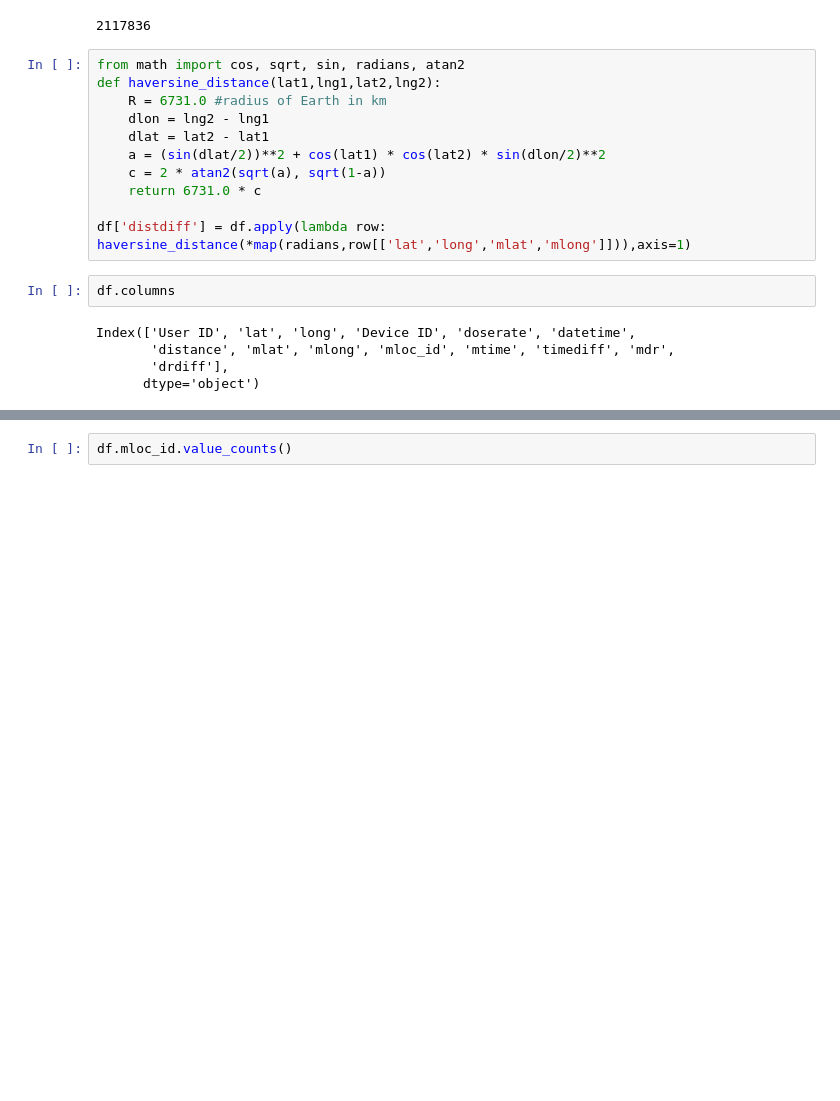
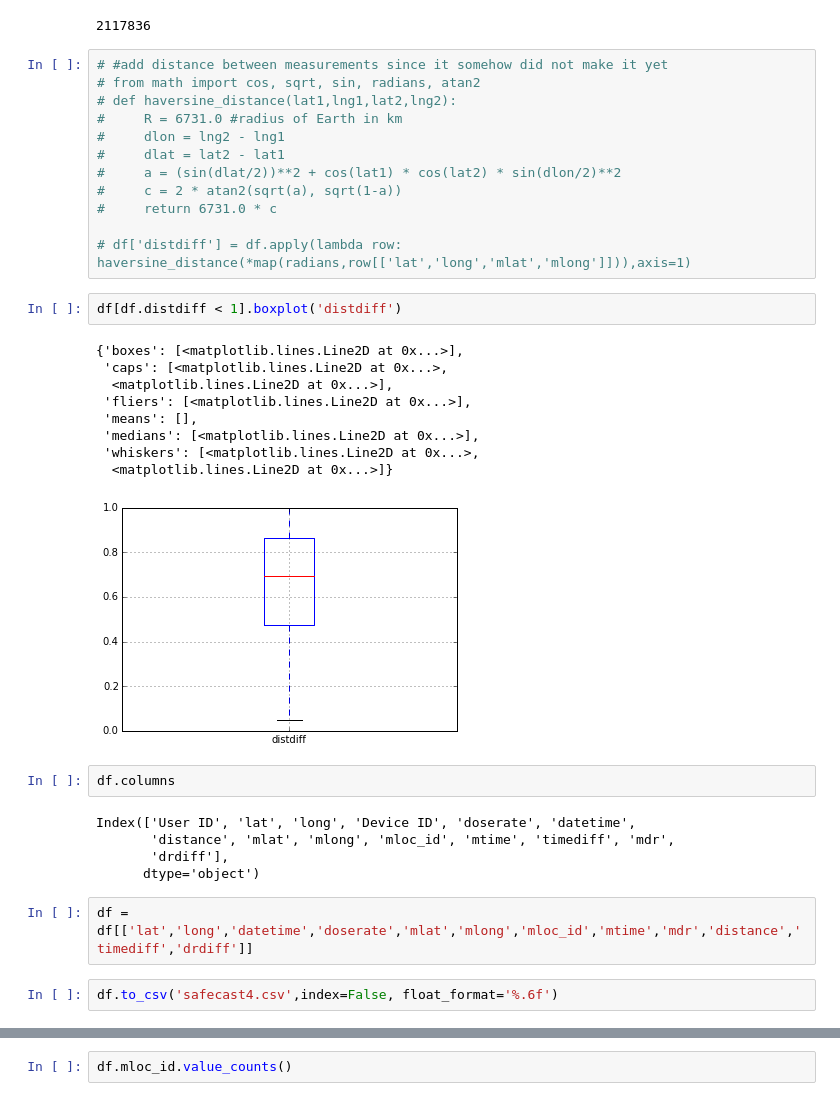
Before and after one commit to fdac15/fukushima, a Jupyter notebook: combined_explore.ipynb, the cells around one changed output, grey strips where cells are left out. Drawn from its saved outputs; the diff is of its cells as text; blank space fills up the shorter version.

```diff
--- a/combined_explore.ipynb
+++ b/combined_explore.ipynb
@@ -28,16 +30,29 @@ len(df.index)
 # %% [output]
 2117836
 # %%
-from math import cos, sqrt, sin, radians, atan2
-def haversine_distance(lat1,lng1,lat2,lng2):
-    R = 6731.0 #radius of Earth in km
-    dlon = lng2 - lng1
-    dlat = lat2 - lat1
-    a = (sin(dlat/2))**2 + cos(lat1) * cos(lat2) * sin(dlon/2)**2
-    c = 2 * atan2(sqrt(a), sqrt(1-a))
-    return 6731.0 * c
+# #add distance between measurements since it somehow did not make it yet
+# from math import cos, sqrt, sin, radians, atan2
+# def haversine_distance(lat1,lng1,lat2,lng2):
+#     R = 6731.0 #radius of Earth in km
+#     dlon = lng2 - lng1
+#     dlat = lat2 - lat1
+#     a = (sin(dlat/2))**2 + cos(lat1) * cos(lat2) * sin(dlon/2)**2
+#     c = 2 * atan2(sqrt(a), sqrt(1-a))
+#     return 6731.0 * c
 
-df['distdiff'] = df.apply(lambda row: haversine_distance(*map(radians,row[['lat','long','mlat','mlong']])),axis=1)
+# df['distdiff'] = df.apply(lambda row: haversine_distance(*map(radians,row[['lat','long','mlat','mlong']])),axis=1)
+# %%
+df[df.distdiff < 1].boxplot('distdiff')
+# %% [output]
+{'boxes': [<matplotlib.lines.Line2D at 0x...>],
+ 'caps': [<matplotlib.lines.Line2D at 0x...>,
+  <matplotlib.lines.Line2D at 0x...>],
+ 'fliers': [<matplotlib.lines.Line2D at 0x...>],
+ 'means': [],
+ 'medians': [<matplotlib.lines.Line2D at 0x...>],
+ 'whiskers': [<matplotlib.lines.Line2D at 0x...>,
+  <matplotlib.lines.Line2D at 0x...>]}
+[figure, added]
 # %%
 df.columns
 # %% [output]
@@ -45,4 +60,8 @@ Index(['User ID', 'lat', 'long', 'Device ID', 'doserate', 'datetime',
        'distance', 'mlat', 'mlong', 'mloc_id', 'mtime', 'timediff', 'mdr',
        'drdiff'],
       dtype='object')
+# %%
+df = df[['lat','long','datetime','doserate','mlat','mlong','mloc_id','mtime','mdr','distance','timediff','drdiff']]
+# %%
+df.to_csv('safecast4.csv',index=False, float_format='%.6f')
 # %%
```
Also changed, not shown: parts of 7 cells of this notebook.
